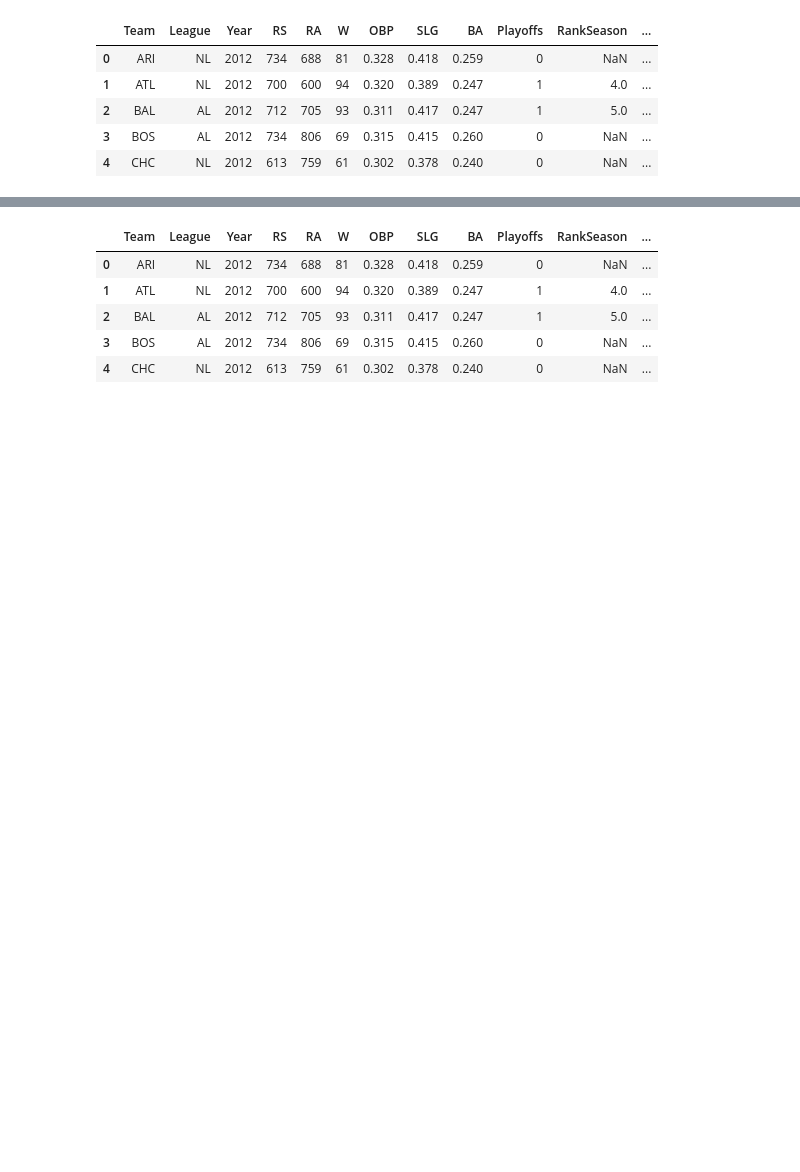
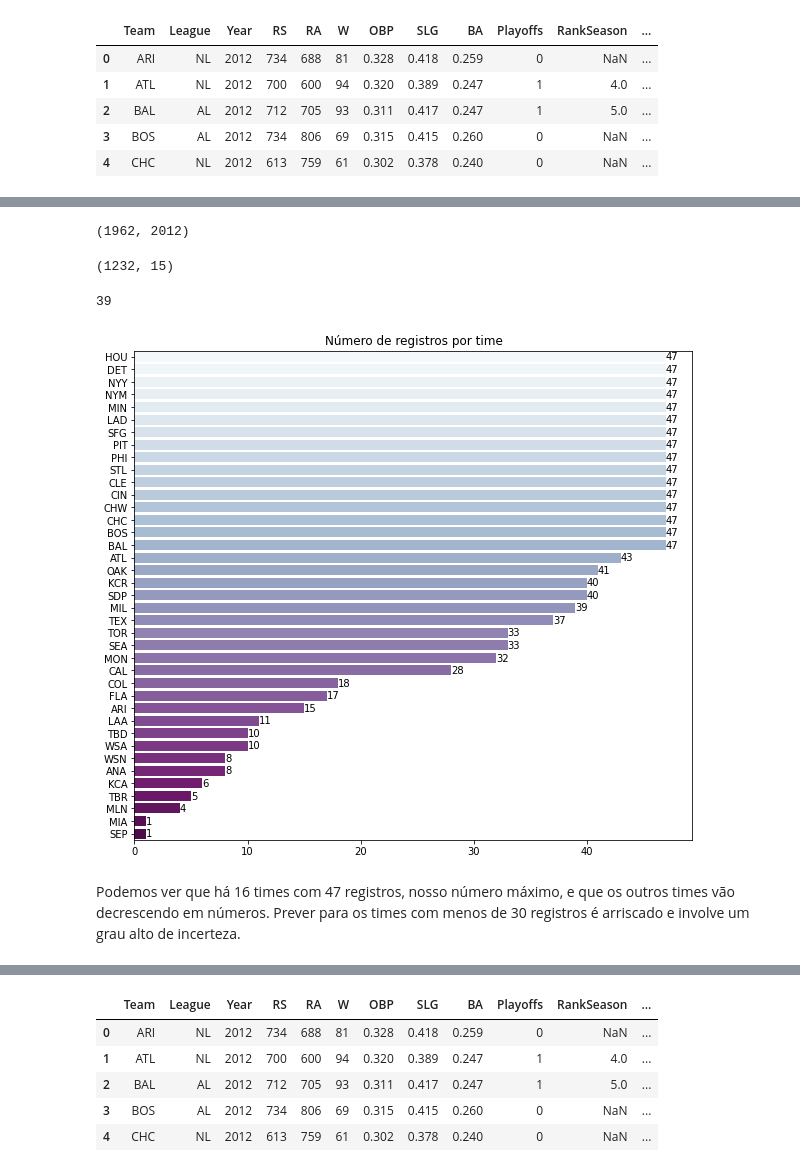
Before and after one commit to paciencia/moneyball_sandbox, a Jupyter notebook: notebooks/Moneyball.ipynb, the cells around one changed output, grey strips where cells are left out. Saved outputs shown, nothing was run; the diff lists cells and outputs as text; code cells hidden in the pictures; blank space fills up the shorter version.

```diff
--- a/notebooks/Moneyball.ipynb
+++ b/notebooks/Moneyball.ipynb
@@ -22,0 +48,24 @@ df_raw.head()
+# %%
+# anos presentes no dataset
+df_raw['Year'].min(), df_raw['Year'].max() # 50 anos
+# %% [output]
+(1962, 2012)
+# %%
+df_raw.shape # 1232 entradas e 16 features
+# %% [output]
+(1232, 15)
+# %%
+len(df_raw['Team'].unique()) # dados de 39 times
+# %% [output]
+39
+# %%
+teams = df_raw['Team'].value_counts().index
+occurences = df_raw['Team'].value_counts().values
+
+plt.figure(figsize=(10, 9))
+ax = sns.barplot(x=occurences, y=teams, data=df_raw, orient='h', palette='BuPu').set_title('Número de registros por time')
+ax.axes.bar_label(ax.axes.containers[0]);
+# %% [output]
+[figure, added]
+# %% [markdown]
+Podemos ver que há 16 times com 47 registros, nosso número máximo, e que os outros times vão decrescendo em números. Prever para os times com menos de 30 registros é arriscado e involve um grau alto de incerteza.
```
Also changed, not shown: parts of 93 cells of this notebook.
